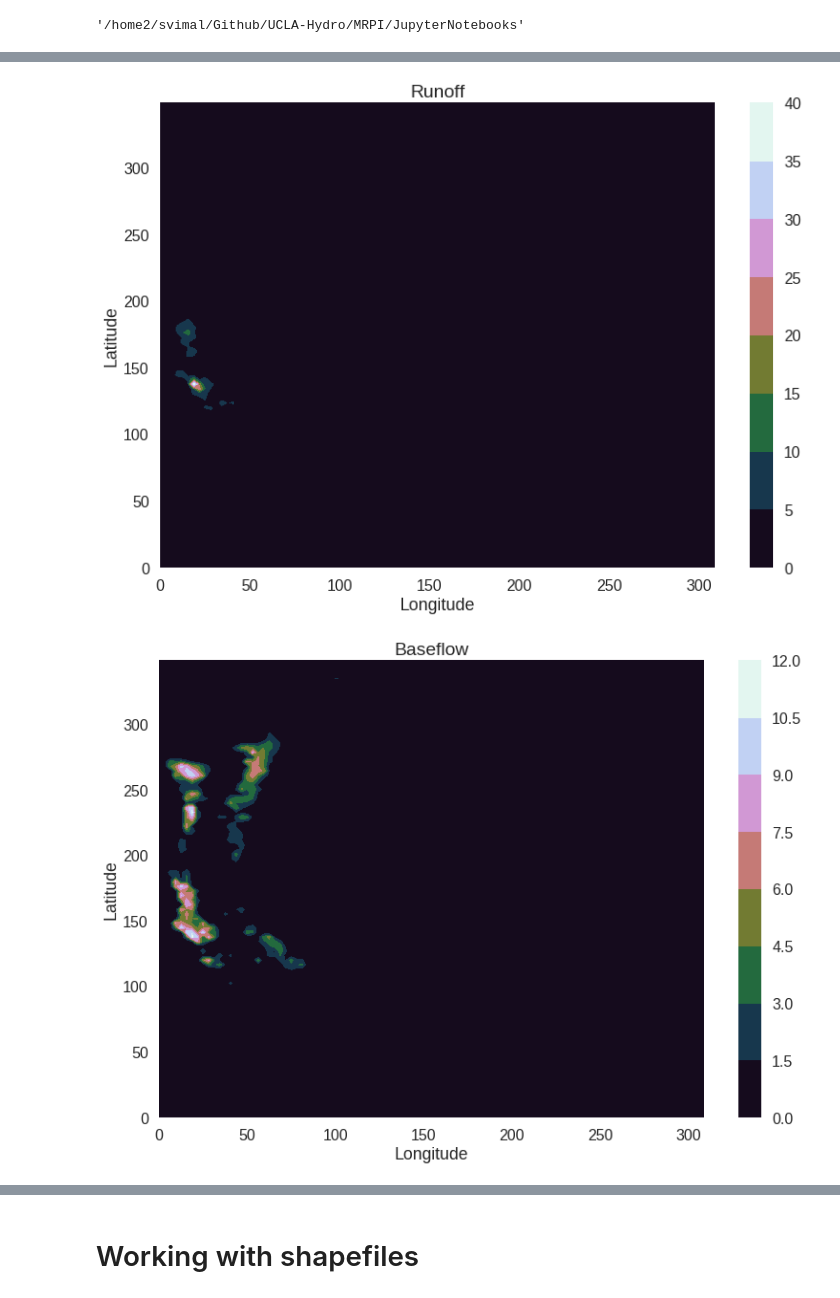
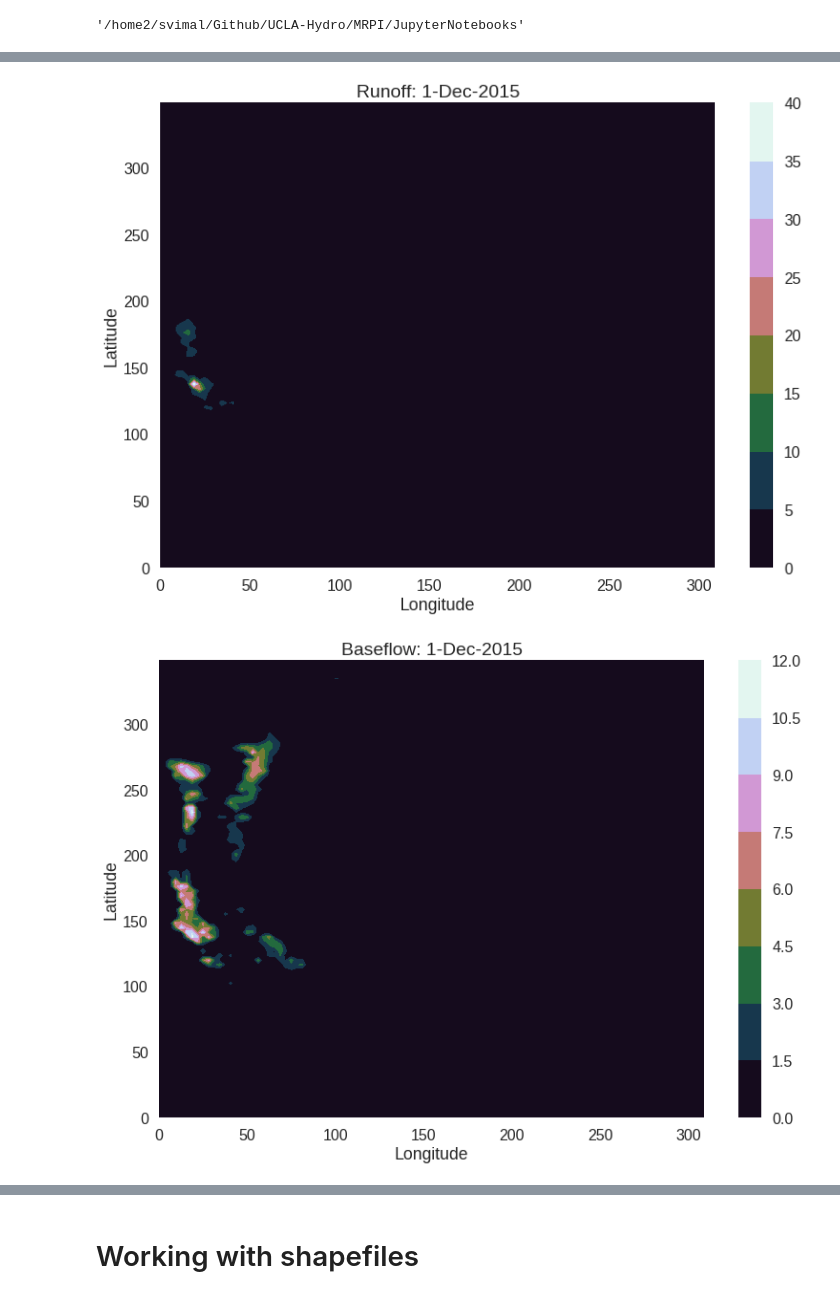
Before and after one commit to solomonvimal/UCLA-Hydro, a Jupyter notebook: MRPI/JupyterNotebooks/VIC_archive.ipynb, the cells around one changed output, grey strips where cells are left out. Cells and saved outputs as stored; diff of their text form; code cells hidden in the pictures.

```diff
--- a/MRPI/JupyterNotebooks/VIC_archive.ipynb
+++ b/MRPI/JupyterNotebooks/VIC_archive.ipynb
@@ -126,8 +124,8 @@ data_lists = []
 for soil_layer in [0]:#,1,2]:
     for time in range(len(data["time"][:])):
         data_list = []
-        if time==0:
-            for lat in reversed(range(len(data["lat"][:]))): # reversed to get order of tiff format lat-lon correct
+        if time%20==0:
+            for lat in range(len(data["lat"][:])):
                 for lon in range(len(data["lon"][:])):
                     d = float(data.variables["Soil_liquid"][time][soil_layer][lat][lon])
                     if numpy.isnan(float(d)) == True:
@@ -149,9 +147,6 @@ for lat in range(350):
     for lon in range(310):
         lats.append(lat)
         lons.append(lon)
-
-lats = list(reversed(lats))
-
 len(lats), len(lons)
 # %% [output]
 (108500, 108500)
@@ -315,10 +244,18 @@ Image(url='Soil_Liquid_GIF.gif')
 # %%
 # Other input and uutput fluxes from VIC: Precipitation, Runoff, Baseflow, Air Temperature:
+lats, lons = [], []
+for lat in range(len(data["lat"][:])):
+    for lon in range(len(data["lon"][:])):
+        lats.append(lat)
+        lons.append(lon)
+len(lats), len(lons)
 
 fname = "/home2/svimal/Data/VIC_Fluxes/1920s/fluxes.1920-12.nc"
 data = netCDF4.Dataset(fname, "r")
+data.variables
 
 variables = ["Prec", "Evap", "Runoff", "Baseflow", "Tair", "Soil_liquid", "SWE"]
+month, year = "Dec", "2015"
 day=1
 data_lists = []
 filenames=[]
@@ -346,11 +283,11 @@ for i, var in enumerate(variables):
                 plt.colorbar()
                 plt.xlabel("Longitude")
                 plt.ylabel("Latitude")
-                plt.title(str(var))
+                plt.title(str(var)+": " + str(day) + "-" + str(month) + "-" + str(year))
                 #fname = "swe_" + str(i) + ".png"
-                #fname = str(var)+ "_" + str(i) + ".png"
-                #plt.savefig(fname)
-                #filenames.append(fname)
+                fname = str(var)+ "_" + str(i) + ".png"
+                plt.savefig(fname)
+                filenames.append(fname)
                 plt.show()
             except:
                 pass
@@ -362,2 +299,2 @@ for i, var in enumerate(variables):
-[figure, old version]
+[figure, new version]
-[figure, old version]
+[figure, new version]
```
Also changed, not shown: parts of 18 cells of this notebook.
